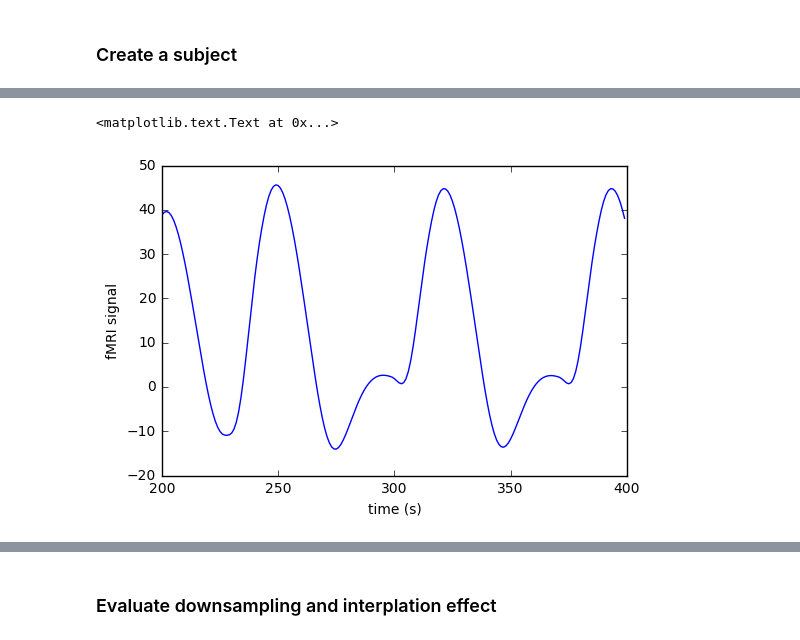
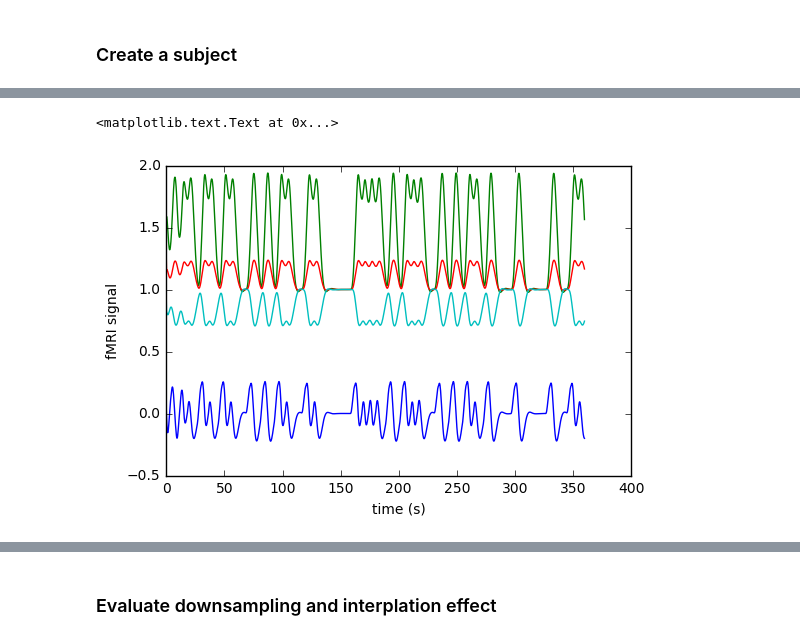
Before and after one commit to YuanWangOnward/DCM_RNN, a Jupyter notebook: build_DCM_RNN.ipynb, the cells around one changed output, grey strips where cells are left out. Saved outputs shown, nothing was run; the diff lists cells and outputs as text; code cells hidden in the pictures.

```diff
--- a/build_DCM_RNN.ipynb
+++ b/build_DCM_RNN.ipynb
@@ -26,5 +25,11 @@ parameter_true=s.show_all_variable_value(False)
 # %%
-s=population.get_a_subject(sub_type='standard')
+flags=lambda:None
+flags.random_hemodynamic_parameter = True
+flags.random_h_state_initial = True
+flags.random_x_state_initial = True
+
+
+s=population.get_a_subject(flags=flags)
 m=CBI.configure_a_scanner(t_delta=0.25,n_stimuli=1)
 u,y,x,h=m.quick_scan(s,return_x=True,return_h=True)
 parameter_true=s.show_all_variable_value(False)
@@ -49,8 +47,9 @@ plt.plot(np.arange(250,350)*m.t_delta,x[:,0,250:350].transpose())
 # %%
-#plt.plot(np.arange(m.n_time_point),y[0,:,:].transpose())
-plt.plot(np.arange(200,400),y[0,:,200:400].transpose())
+# plot it to check hemodynamic states to ensure they are in proper range
+plt.plot(np.arange(m.n_time_point)*m.t_delta,h[2,:,:].transpose())
+#plt.plot(np.arange(250,350),h[0,:,250:350].transpose())
 plt.xlabel('time (s)')
 plt.ylabel('fMRI signal')
 # %% [output]
 <matplotlib.text.Text at 0x...>
-[figure, old version]
+[figure, new version]
```
Also changed, not shown: parts of 24 cells of this notebook, 6 other files.
